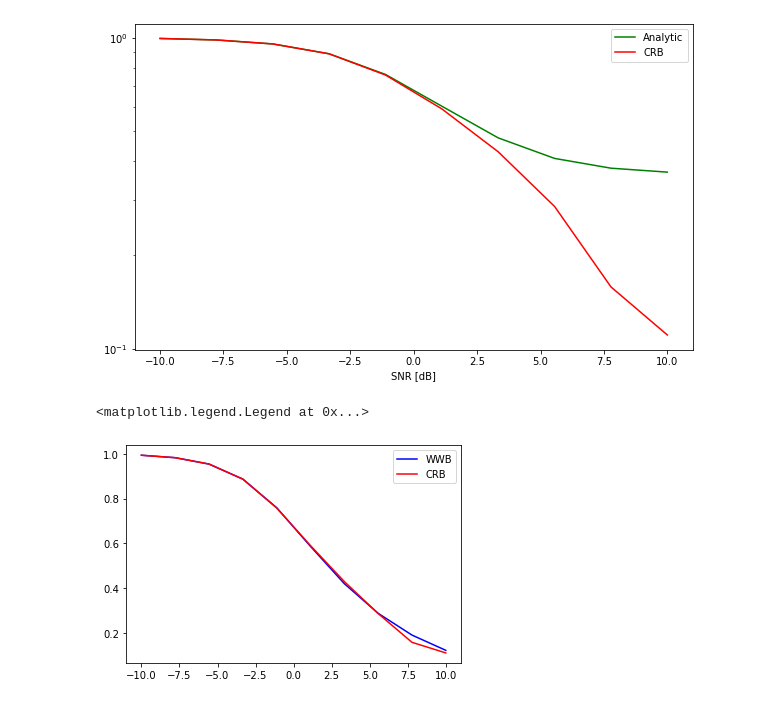
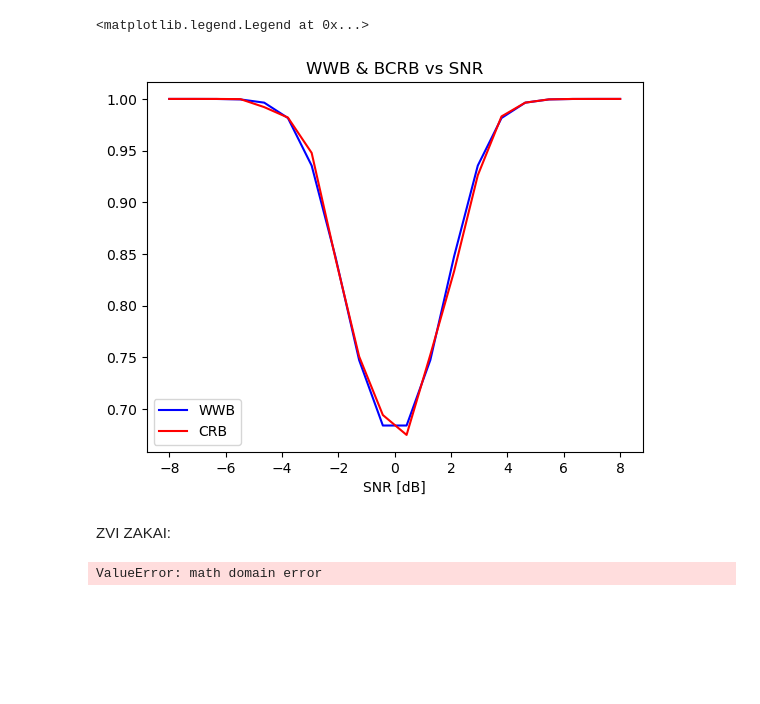
Before and after one commit to mazyaniv/Channel_Estimation, a Jupyter notebook: BOUNDS.ipynb, the cells around one changed output. Cells and saved outputs as stored; diff of their text form; code cells hidden in the pictures; blank space fills up the shorter version.

```diff
--- a/BOUNDS.ipynb
+++ b/BOUNDS.ipynb
@@ -43,32 +67,15 @@ plt.show()
-# %%
-def samp_teta(observ): #samples-for CRB function (d_k)
-    teta_samp = np.random.normal(0, 1, (M, observ))
-    return  teta_samp.reshape(M,observ)
-
-def CRB(sigma1,sigma2, n_a,n_q,observ=100,thresh_real=0,thresh_im=0):
-    teta_samp = samp_teta(observ)
-    g_teta = teta_samp
-    zeta_real = ((1/sigma2)*(g_teta.real-thresh_real))
-    pdf_real = norm.pdf(zeta_real)
-    d_vec = np.divide(np.power(pdf_real, 2), np.multiply(norm.cdf(zeta_real), (norm.cdf(-zeta_real))))
-    d = np.mean(d_vec, axis=1) #converges to 0.95 aprox.
-    J2 = np.sum(d,axis=0)*(1/(pow(sigma2, 2)))
-    J1 = (1 + (rho_a * n_a/ pow(sigma1, 2))) * np.identity(M)
-    J = J1 + J2
-    return LA.norm((LA.inv(J)).real,"fro")
 # %%
-na = 0
-nq = 1
-sigma_space_new = np.logspace(-1, 1, 10)
-L_Estimator_analytic1 = [MSE_zertothresh_analytic(sigma_space_new[i],sigma_space_new[i], na,nq) for i in range(len(sigma_space_new))]
-CRB1 = [CRB(sigma_space_new[i],sigma_space_new[i],na,nq) for i in range(len(sigma_space_new))]
-######################
-fig = plt.figure(figsize=(10, 6))
-plt.plot(10*np.log10(1/sigma_space_new), L_Estimator_analytic1, color = "green", label = "Analytic")
-plt.plot(10*np.log10(1/sigma_space_new), CRB1, color = "red", label = "CRB")
-plt.yscale('log')
+s= 0.5
+h= 0.1
+thresh_space = np.linspace(-8,8,20)
+WWS1 = [WWS(1,s,h,thresh_space[i]) for i in range(len(thresh_space))]
+CRB1 = [CRB(1,thresh_space[i]) for i in range(len(thresh_space))]
+plt.figure()
+plt.plot(thresh_space, WWS1, color = "blue", label = "WWB")
+plt.plot(thresh_space, CRB1, color = "red", label = "CRB")
+plt.title("WWB & BCRB vs SNR")
 plt.xlabel("SNR [dB]")
 plt.legend()
-plt.show()
 # %% [output]
+<matplotlib.legend.Legend at 0x...>
-[figure, old version]
+[figure, new version]
@@ -81 +82,21 @@ def inner(theta,sigma2,s,h,thresh_real=0):
+# %% [markdown]
+ZVI ZAKAI:
+# %%
+def Pmin(theta,h,sigma):
+    P1 = norm.cdf((theta+h)/sigma)
+    P2 = norm.cdf(theta/sigma)
+    P3 = norm.cdf(-(theta+h)/sigma)
+    P4 = norm.cdf(-theta/sigma)
+    C1 = math.log(P1)
+    C2 = math.log(P2)
+    C3 = math.log(P3)
+    C4 = math.log(P4)
+    coun_1 = (math.sqrt(P1*P2)+math.sqrt(P3*P4))*((math.sqrt(P1*P2)*(C1**2+C2**2))
+                                                  +(math.sqrt(P3*P4)*(C3**2+C4**2)))
+    coun_2 = pow((math.sqrt(P1*P2)*(C1+C2))+(math.sqrt(P3*P4)*(C3+C4)),2)
+    dev_mu = (coun_1-coun_2)/pow(math.sqrt(P1*P2)+math.sqrt(P3*P4),2)
+    return norm.cdf((1/2)*math.sqrt(dev_mu))
+Pmin(0,0,1)
+# %% [output]
+ValueError: math domain error
 # %%
@@ -89,11 +108,0 @@ def WWS(sigma2,s,h):
-# %%
-s= 0.5
-h= 0.00001
-sigma_space_new = np.logspace(-1, 1, 10)
-WWS1 = [WWS(sigma_space_new[i],s,h) for i in range(len(sigma_space_new))]
-plt.plot(10*np.log10(1/sigma_space_new), WWS1, color = "blue", label = "WWB")
-plt.plot(10*np.log10(1/sigma_space_new), CRB1, color = "red", label = "CRB")
-plt.legend()
-# %% [output]
-<matplotlib.legend.Legend at 0x...>
-[figure, removed]
```
Also changed, not shown: parts of 12 cells of this notebook, 1 other file.
